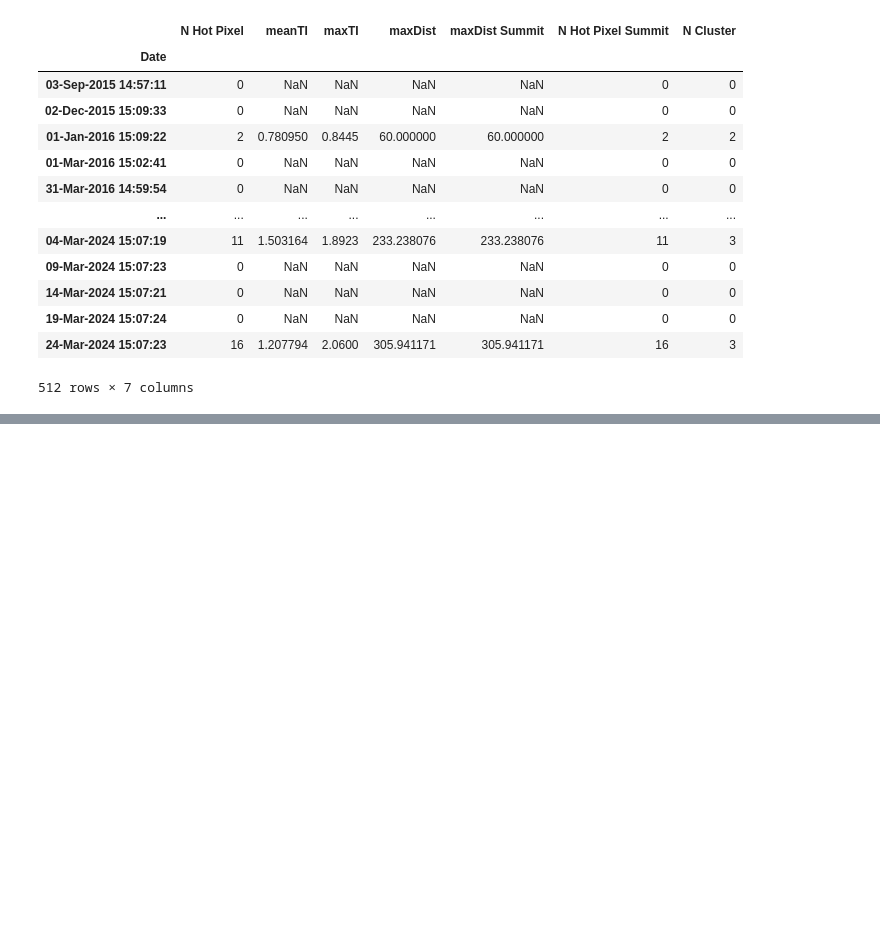
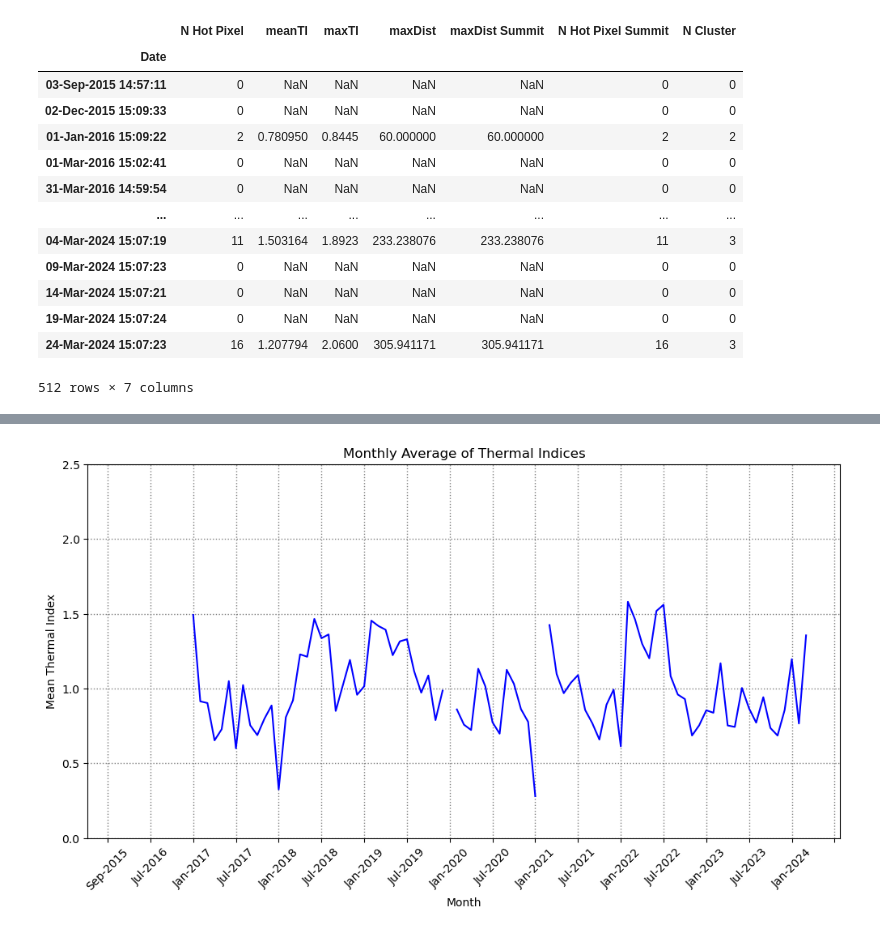
Before and after one commit to GPGN-268/SP2024-FP06-volcano, a Jupyter notebook: notebooks/dev-hotspot.ipynb, the cells around one changed output, grey strips where cells are left out. Saved outputs shown, nothing was run; the diff lists cells and outputs as text; code cells hidden in the pictures; blank space fills up the shorter version.

Commit message:
Figures for monthly averages of TI, Hot Pixels, and Clusters; dev notebook for thermal data containing code for figures

```diff
--- a/notebooks/dev-hotspot.ipynb
+++ b/notebooks/dev-hotspot.ipynb
@@ -59,0 +28,32 @@ df.describe()
+# %%
+def get_year(date_str):
+    year = date_str[7:11]
+    return int(year)
+
+def get_month(date_str):
+    return date_str[3:11]
+
+def check_different_month(date_str):
+    return df.index.get_loc(date_str) == 0 or get_month(df.index[df.index.get_loc(date_str)]) != get_month(df.index[df.index.get_loc(date_str) - 1])
+
+def check_different_year(date_str):
+    return df.index.get_loc(date_str) == 0 or get_year(df.index[df.index.get_loc(date_str)]) != get_year(df.index[df.index.get_loc(date_str) - 1])
+# %%
+def monthly_avg(var):
+    A = {}
+    for date_str in df.index:
+        if(check_different_month(date_str)):
+            var_list = [df[var][date_str]]
+            c = 1
+            m0 = get_month(date_str)
+            m1 = get_month(df.index[df.index.get_loc(date_str) + c])
+            while(m1 == m0):
+                var_list.append(df[var][df.index[df.index.get_loc(date_str) + c]])
+                if(df.index.get_loc(date_str)+c == len(df)-1):
+                    break
+                else:
+                    m1 = get_month(df.index[df.index.get_loc(date_str) + c+1])
+                    c += 1
+            A[m0] = np.nanmean(var_list)
+    monthly_avgs = pd.Series(A)
+    return monthly_avgs
@@ -59,0 +79,14 @@ df.describe()
+# %%
+plt.figure(figsize=(12,6))
+plt.plot(monthly_avg('meanTI'), c='b')
+plt.title('Monthly Average of Thermal Indices')
+plt.xticks(rotation=45)
+plt.ylim(0.0, 2.5)
+plt.gca().xaxis.set_major_locator(plt.MaxNLocator(18))
+plt.xlabel('Month')
+plt.ylabel('Mean Thermal Index')
+plt.grid(color='gray', lw=1, ls='dotted')
+plt.savefig('../figures/TI-monthly-avg.png', bbox_inches='tight')
+plt.show()
+# %% [output]
+[figure, added]
```
Also changed, not shown: parts of 12 cells of this notebook, 2 other files.
